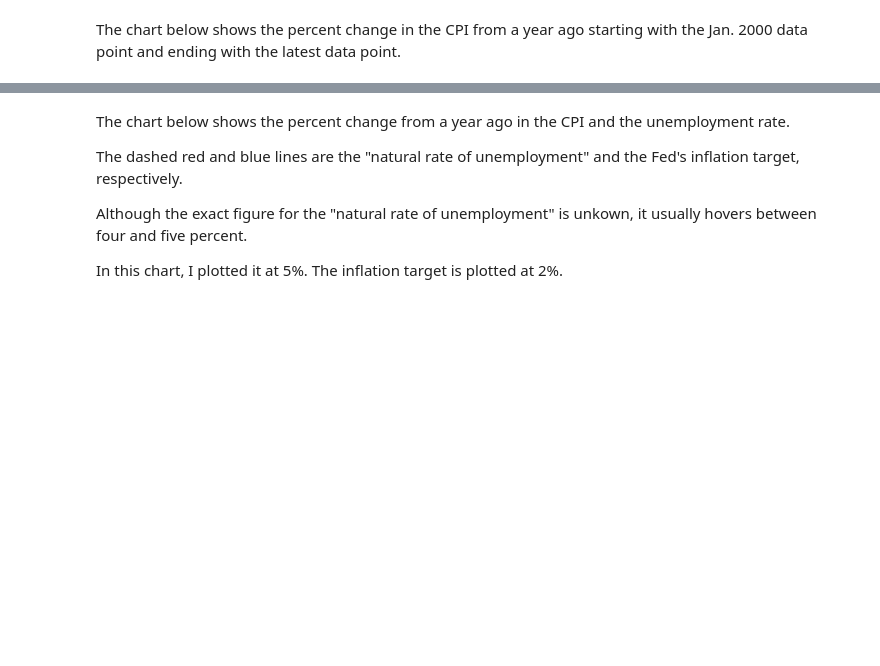
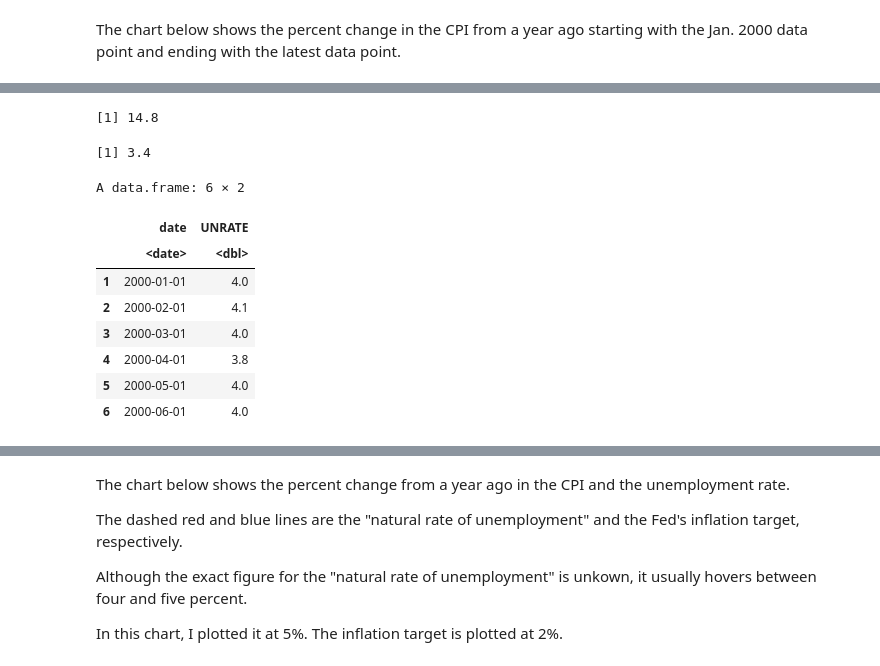
Before and after one commit to maha4028/economic-charting, a Jupyter notebook: generate_plots.ipynb, the cells around one changed output, grey strips where cells are left out. Drawn from its saved outputs; the diff is of its cells as text; code cells hidden in the pictures; blank space fills up the shorter version.

```diff
--- a/generate_plots.ipynb
+++ b/generate_plots.ipynb
@@ -90 +150,18 @@ ggsave("plots/plot_cpi.png", plot = plot_1, width = 3.9, height = 3.2+(0.13*2),
+# %%
+df_ur <- df_ur %>% filter(date >= start_date)
+max(df_ur$UNRATE)
+min(df_ur$UNRATE)
+head(df_ur)
+# %% [output]
+[1] 14.8
+[1] 3.4
+A data.frame: 6 × 2
+|  | date | UNRATE |
+|  | <date> | <dbl> |
+| 1 | 2000-01-01 | 4.0 |
+| 2 | 2000-02-01 | 4.1 |
+| 3 | 2000-03-01 | 4.0 |
+| 4 | 2000-04-01 | 3.8 |
+| 5 | 2000-05-01 | 4.0 |
+| 6 | 2000-06-01 | 4.0 |
 # %%
```
Also changed, not shown: parts of 5 cells of this notebook, 1 other file.
